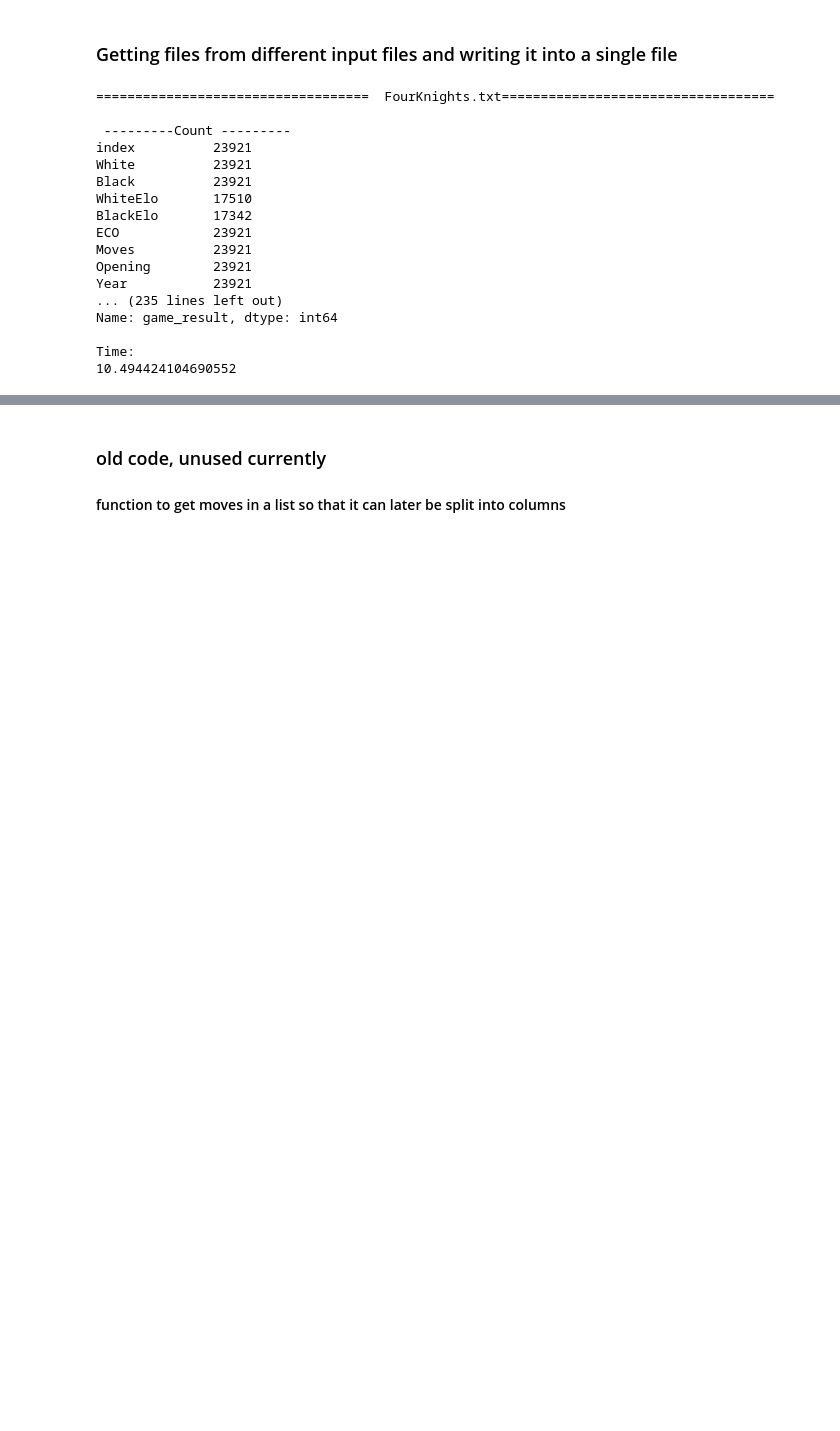
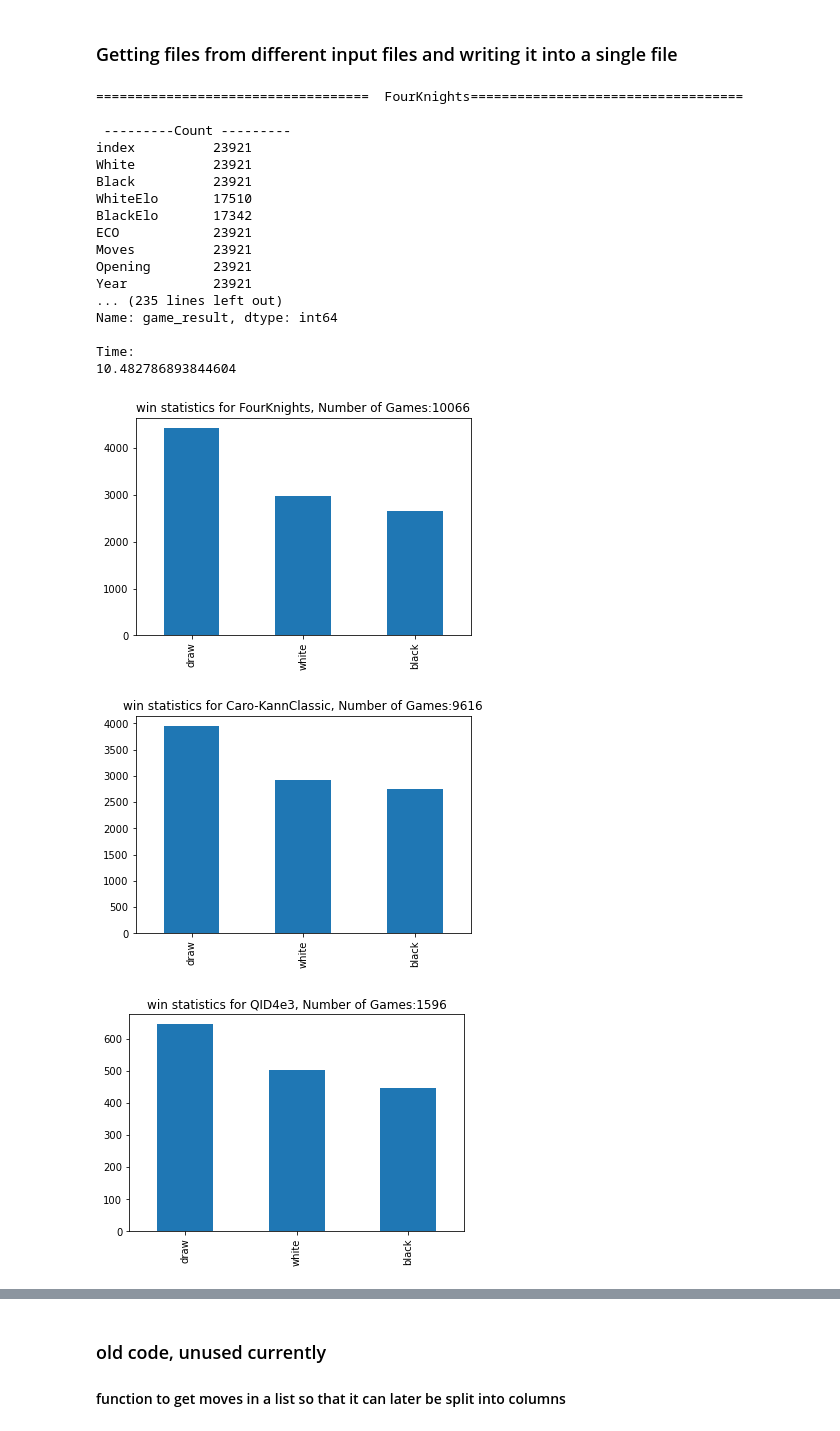
Before and after one commit to nidhi-tholar/255_Team_11, a Jupyter notebook: pre_processing.ipynb, the cells around one changed output, grey strips where cells are left out. Cells and saved outputs as stored; diff of their text form; code cells hidden in the pictures; blank space fills up the shorter version.

```diff
--- a/pre_processing.ipynb
+++ b/pre_processing.ipynb
@@ -189,5 +190,5 @@ Since it's an important factor in the analysis, replacing these missing values w
 # %%
-def get_insights_and_filter_data(df):
+def get_insights_and_filter_data(df, opening):
 
     #Finding stastistical information of some columns
     cols_stats = ['WhiteElo', 'BlackElo', 'Year']
@@ -218,11 +219,15 @@ def get_insights_and_filter_data(df):
 
     #dropping rows where opening is unidentified
     df = df.loc[df['Opening'] != 'unidentified']
+    num_of_rows = len(df)
     print(f"\nNo of records after dropping unidentified openings / Final count of data: {len(df)}")
 
     print("\nWin statistics :")
     print(df['game_result'].value_counts())
 
+    plt.figure()
+    df['game_result'].value_counts().plot(kind='bar', title='win statistics for '+ opening + 'opening, Number of Games:' + str(num_of_rows) )
+
     return df
 # %% [markdown]
 ### Getting files from different input files and writing it into a single file
@@ -233,35 +238,38 @@ start = time.time()
 header_exists = False
 
 for key in opening_files:
-    print("\n\n===================================  " + opening_files[key] +   "===================================")
+    print("\n\n===================================  " + opening_files[key][:-4] +   "===================================")
     dfc = get_data_in_list_format("data/" + opening_files[key])
     #check_df(dfc)
     df = get_dataframe(dfc)
-    df = get_insights_and_filter_data(df)
+    df = get_insights_and_filter_data(df, opening_files[key][:-4])
     if header_exists:
         df.to_csv('data/output/output.csv' ,mode='a', header=False)
     else:
         df.to_csv('data/output/output.csv')
         header_exists = True
 
 end = time.time()
 print('\nTime:')
 print(end - start)
 # %% [output]
-===================================  FourKnights.txt===================================
+===================================  FourKnights===================================
 
  ---------Count ---------
 index          23921
 White          23921
 Black          23921
 WhiteElo       17510
 BlackElo       17342
 ECO            23921
 Moves          23921
 Opening        23921
 Year           23921
 ... (235 lines left out)
 Name: game_result, dtype: int64
 
 Time:
-10.494424104690552
+10.482786893844604
+[figure, added]
+[figure, added]
+[figure, added]
```
Also changed, not shown: parts of 3 cells of this notebook, 1 other file.
